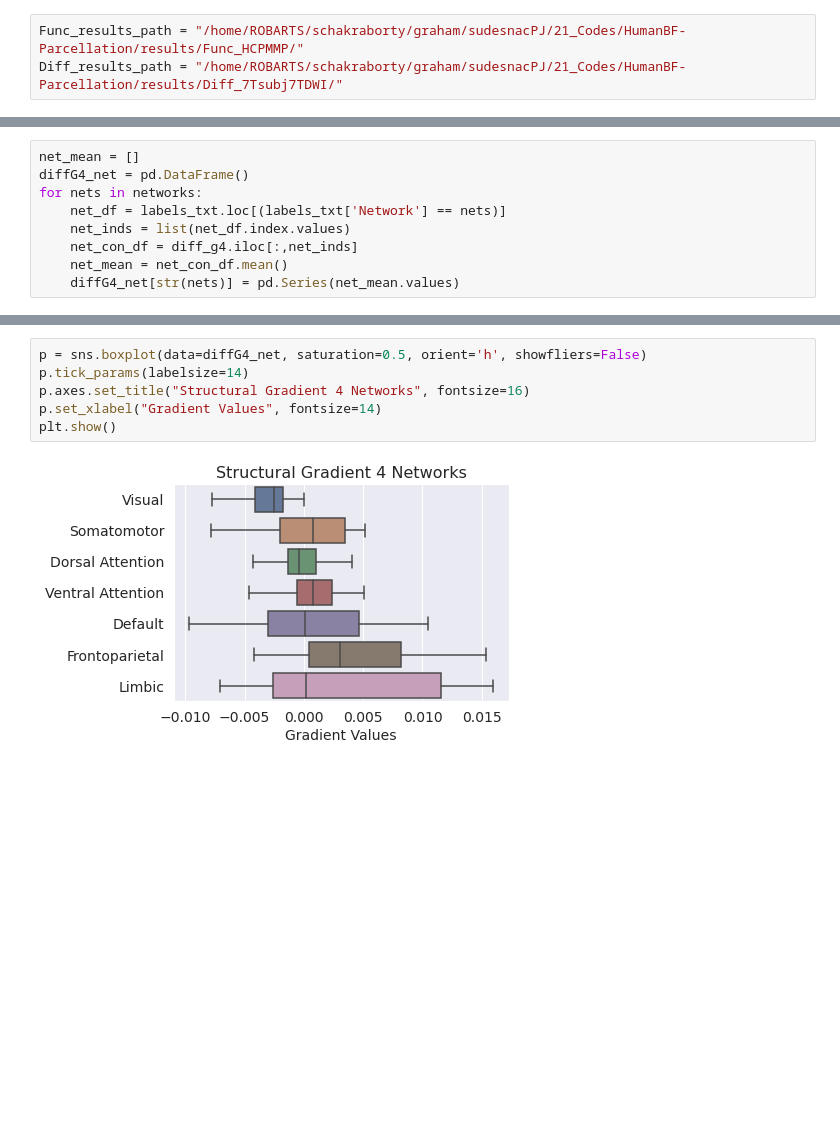
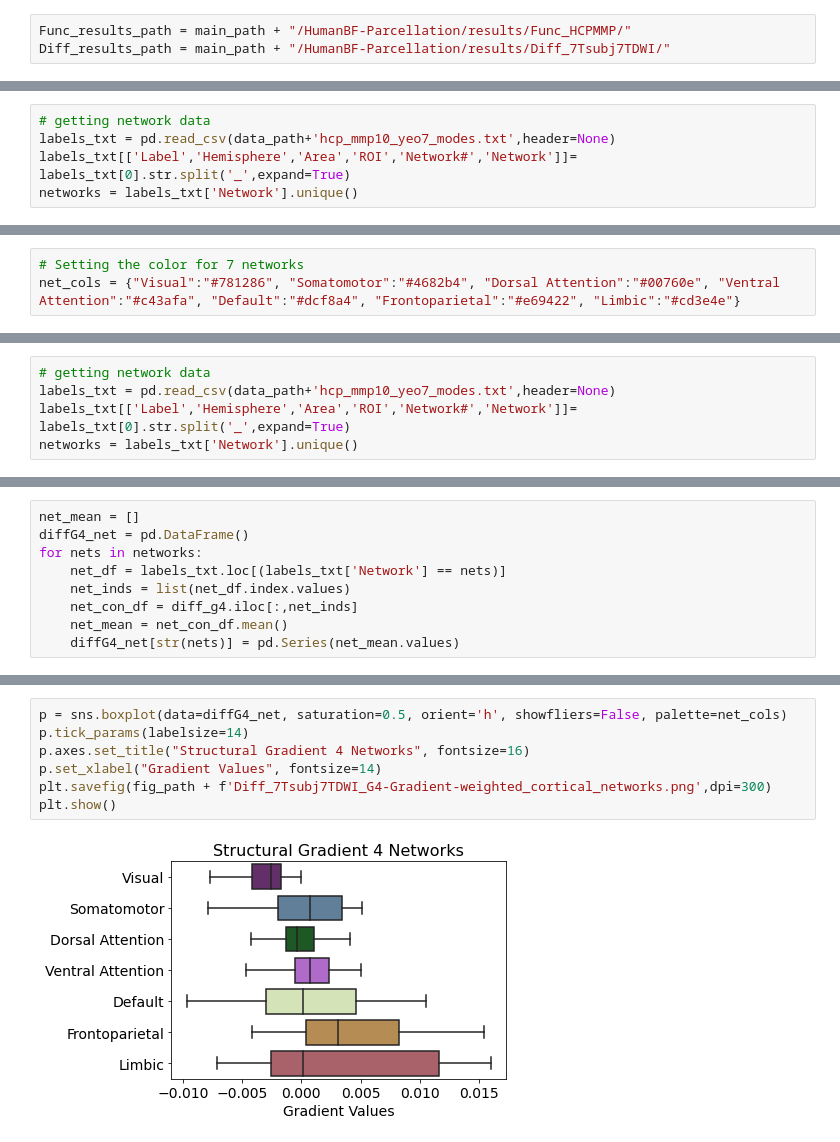
Before and after one commit to sudesnac/HumanBF-Connectivity, a Jupyter notebook: notebook/g-wCtx_networks.ipynb, the cells around one changed output, grey strips where cells are left out. Cells and saved outputs as stored; diff of their text form; blank space fills up the shorter version.

```diff
--- a/notebook/g-wCtx_networks.ipynb
+++ b/notebook/g-wCtx_networks.ipynb
@@ -36,6 +39,6 @@ fig_path = "/home/ROBARTS/schakraborty/graham/sudesnacPJ/21_Codes/HumanBF-Parcel
 # %%
-Func_results_path = "/home/ROBARTS/schakraborty/graham/sudesnacPJ/21_Codes/HumanBF-Parcellation/results/Func_HCPMMP/"
-Diff_results_path = "/home/ROBARTS/schakraborty/graham/sudesnacPJ/21_Codes/HumanBF-Parcellation/results/Diff_7Tsubj7TDWI/"
+Func_results_path = main_path + "/HumanBF-Parcellation/results/Func_HCPMMP/"
+Diff_results_path = main_path + "/HumanBF-Parcellation/results/Diff_7Tsubj7TDWI/"
 # %% [markdown]
 ### Loading the gii data and saving to dataframe csv file
 # %% [markdown]
@@ -225,6 +196,11 @@ len(networks)
 Func_GCtx.files
 # %% [output]
 ['G1_Ctx', 'G2_Ctx', 'G1fc', 'G2fc']
+# %%
+# getting network data
+labels_txt = pd.read_csv(data_path+'hcp_mmp10_yeo7_modes.txt',header=None)
+labels_txt[['Label','Hemisphere','Area','ROI','Network#','Network']]= labels_txt[0].str.split('_',expand=True)
+networks = labels_txt['Network'].unique()
 # %%
 func_g1 = pd.DataFrame(Func_GCtx['G1_Ctx'])
 func_g2 = pd.DataFrame(Func_GCtx['G2_Ctx'])
@@ -249 +233,4 @@ for nets in networks:
+# %%
+# Setting the color for 7 networks
+net_cols = {"Visual":"#781286", "Somatomotor":"#4682b4", "Dorsal Attention":"#00760e", "Ventral Attention":"#c43afa", "Default":"#dcf8a4", "Frontoparietal":"#e69422", "Limbic":"#cd3e4e"}
 # %%
@@ -268,6 +258,11 @@ plt.show()
 Diff_GCtx.files
 # %% [output]
 ['G1_Ctx', 'G2_Ctx', 'G3_Ctx', 'G4_Ctx', 'G1fc', 'G2fc', 'G3fc', 'G4fc']
+# %%
+# getting network data
+labels_txt = pd.read_csv(data_path+'hcp_mmp10_yeo7_modes.txt',header=None)
+labels_txt[['Label','Hemisphere','Area','ROI','Network#','Network']]= labels_txt[0].str.split('_',expand=True)
+networks = labels_txt['Network'].unique()
 # %%
 diff_g1 = pd.DataFrame(Diff_GCtx['G1_Ctx'])
 diff_g2 = pd.DataFrame(Diff_GCtx['G2_Ctx'])
@@ -336,8 +340,9 @@ plt.show()
 # %%
-p = sns.boxplot(data=diffG4_net, saturation=0.5, orient='h', showfliers=False)
+p = sns.boxplot(data=diffG4_net, saturation=0.5, orient='h', showfliers=False, palette=net_cols)
 p.tick_params(labelsize=14)
 p.axes.set_title("Structural Gradient 4 Networks", fontsize=16)
 p.set_xlabel("Gradient Values", fontsize=14)
+plt.savefig(fig_path + f'Diff_7Tsubj7TDWI_G4-Gradient-weighted_cortical_networks.png',dpi=300)
 plt.show()
 # %% [output]
-[figure, old version]
+[figure, new version]
```
Also changed, not shown: parts of 30 cells of this notebook, 42 other files.
